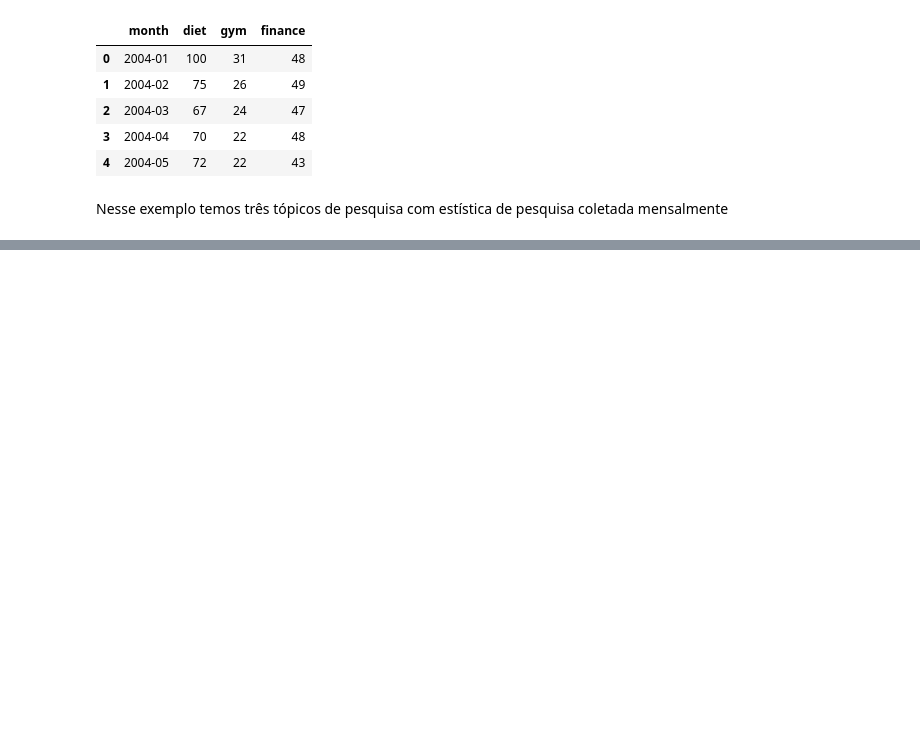
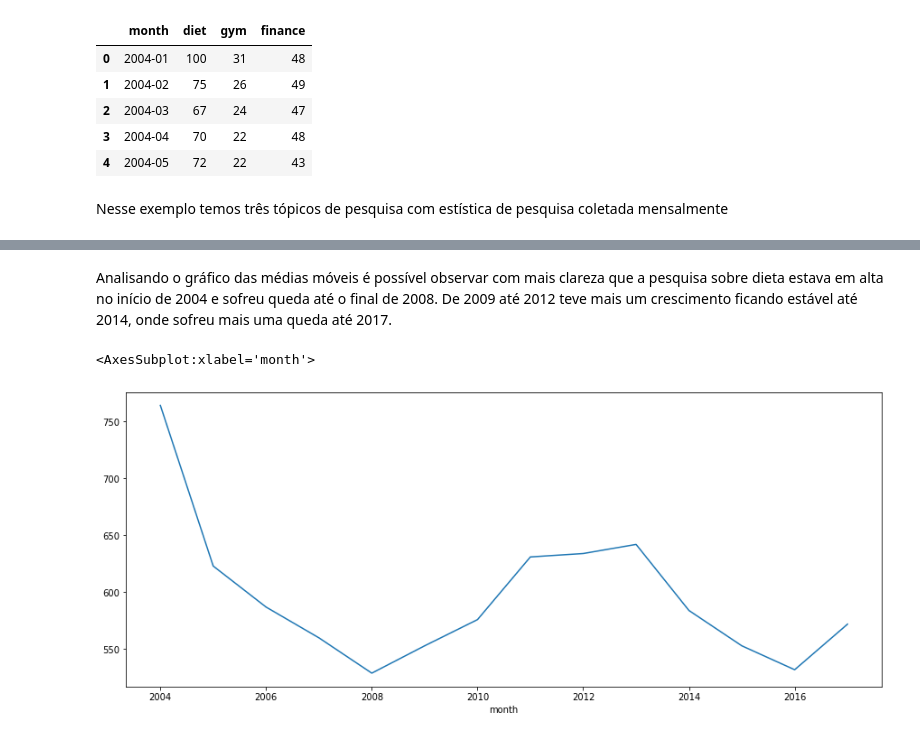
Before and after one commit to Pedro-Landin/Time_Series, a Jupyter notebook: pandas_series1.ipynb, the cells around one changed output, grey strips where cells are left out. Cells and saved outputs as stored; diff of their text form; code cells hidden in the pictures; blank space fills up the shorter version.

```diff
--- a/pandas_series1.ipynb
+++ b/pandas_series1.ipynb
@@ -29,0 +131,7 @@ Nesse exemplo temos três tópicos de pesquisa com estística de pesquisa coleta
+# %% [markdown]
+Analisando o gráfico das médias móveis é possível observar com mais clareza que a pesquisa sobre dieta estava em alta no início de 2004 e sofreu queda até o final de 2008. De 2009 até 2012 teve mais um crescimento ficando estável até 2014, onde sofreu mais uma queda até 2017.
+# %%
+df.diet.groupby(df.index.year).sum().plot(figsize=(15, 6))
+# %% [output]
+<AxesSubplot:xlabel='month'>
+[figure, added]
```
Also changed, not shown: parts of 19 cells of this notebook.
